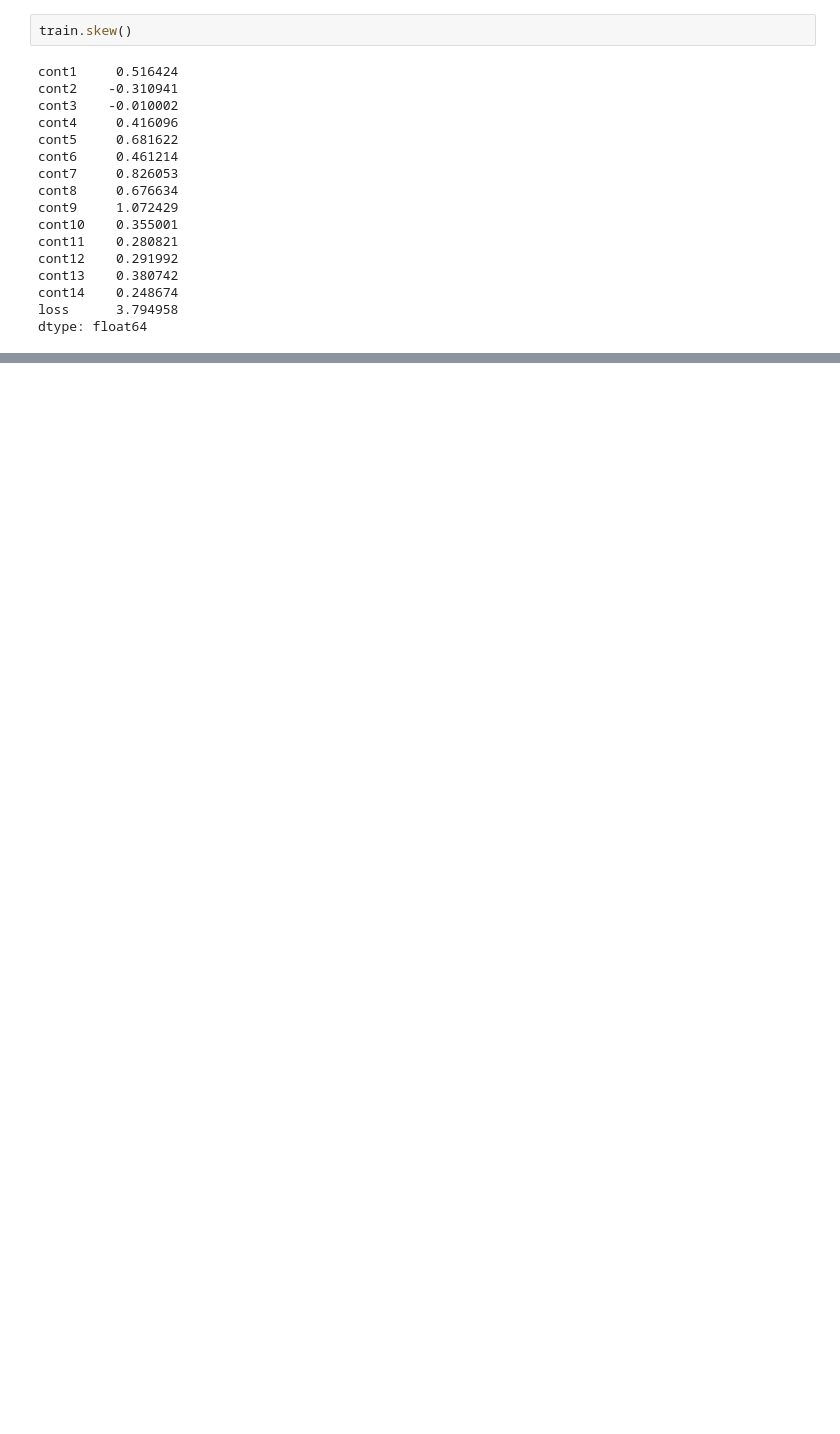
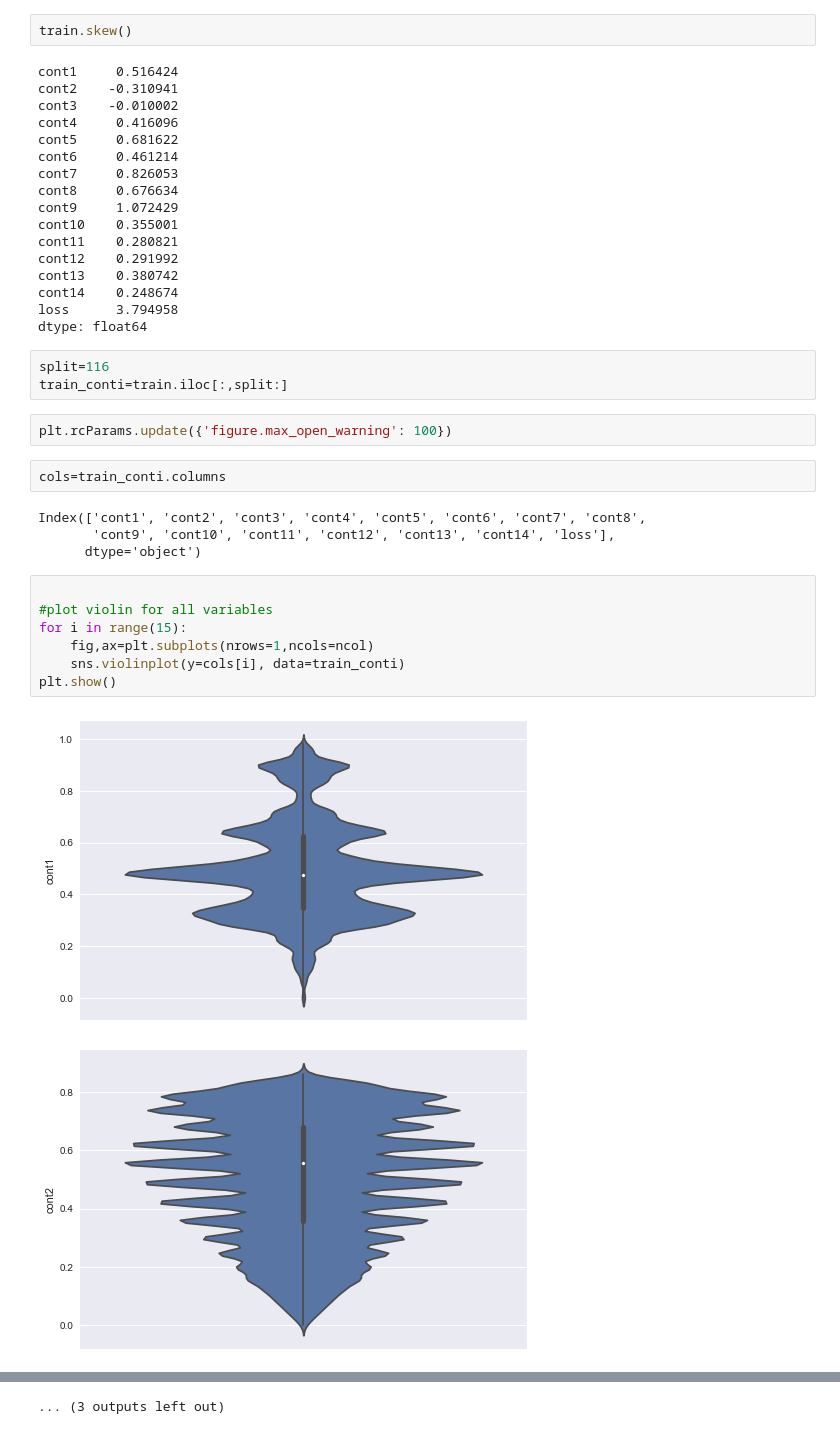
Before and after one commit to prabha-git/kaggle, a Jupyter notebook: Allstate Claims Severity/Exploratory study on ML algorithms.ipynb, the cells around one changed output, grey strips where cells are left out. Drawn from its saved outputs; the diff is of its cells as text; blank space fills up the shorter version.

```diff
--- a/Allstate Claims Severity/Exploratory study on ML algorithms.ipynb
+++ b/Allstate Claims Severity/Exploratory study on ML algorithms.ipynb
@@ -57,3 +59,24 @@ cont13    0.380742
 cont14    0.248674
 loss      3.794958
 dtype: float64
+# %%
+split=116
+train_conti=train.iloc[:,split:]
+# %%
+plt.rcParams.update({'figure.max_open_warning': 100})
+# %%
+cols=train_conti.columns
+# %% [output]
+Index(['cont1', 'cont2', 'cont3', 'cont4', 'cont5', 'cont6', 'cont7', 'cont8',
+       'cont9', 'cont10', 'cont11', 'cont12', 'cont13', 'cont14', 'loss'],
+      dtype='object')
+# %%
+
+#plot violin for all variables
+for i in range(15):
+    fig,ax=plt.subplots(nrows=1,ncols=ncol)
+    sns.violinplot(y=cols[i], data=train_conti)
+plt.show()
+# %% [output]
+[figure, added]
+[figure, added]
@@ -59,0 +93 @@ dtype: float64
+... (3 outputs left out)
```
Also changed, not shown: parts of 14 cells of this notebook.
